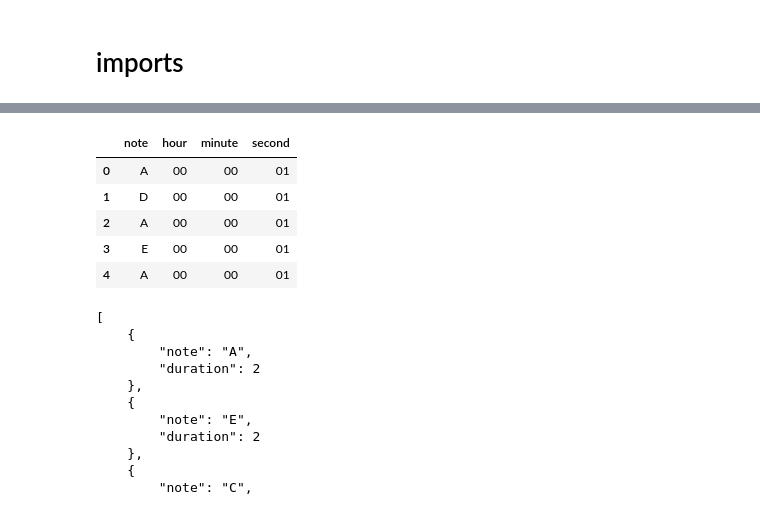
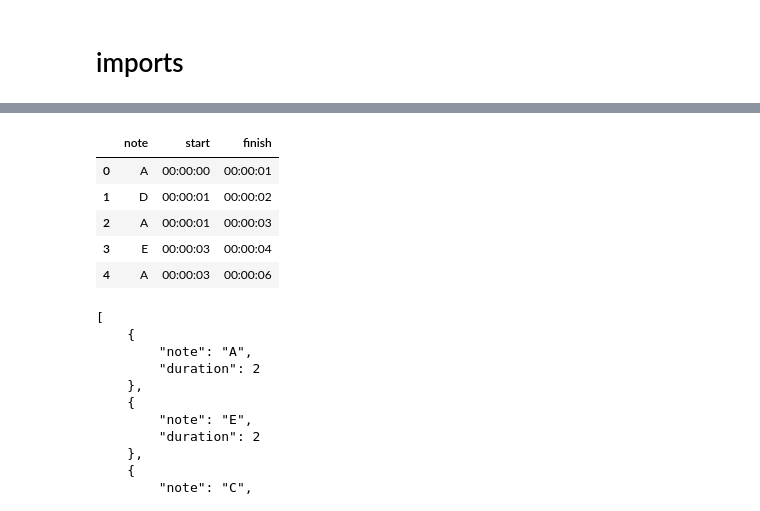
Before and after one commit to pedrogyrao/math_music, a Jupyter notebook: frequency vs time domains.ipynb, the cells around one changed output, grey strips where cells are left out. Cells and saved outputs as stored; diff of their text form; code cells hidden in the pictures.

```diff
--- a/frequency vs time domains.ipynb
+++ b/frequency vs time domains.ipynb
@@ -24,20 +23,20 @@ plt.rcParams['animation.ffmpeg_path'] = ffmpg_path
 # %%
 data = [
-    ('A', '00', '00', '01'),
-    ('D', '00', '00', '01'),
-    ('A', '00', '00', '01'),
-    ('E', '00', '00', '01'),
-    ('A', '00', '00', '01'),
+    ('A', '00:00:00', '00:00:01'),
+    ('D', '00:00:01', '00:00:02'),
+    ('A', '00:00:01', '00:00:03'),
+    ('E', '00:00:03', '00:00:04'),
+    ('A', '00:00:03', '00:00:06'),
 ]
-df = pd.DataFrame(data, columns=['note', 'hour', 'minute', 'second'])
+df = pd.DataFrame(data, columns=['note', 'start', 'finish'])
 df
 # %% [output]
-|  | note | hour | minute | second |
-| 0 | A | 00 | 00 | 01 |
-| 1 | D | 00 | 00 | 01 |
-| 2 | A | 00 | 00 | 01 |
-| 3 | E | 00 | 00 | 01 |
-| 4 | A | 00 | 00 | 01 |
+|  | note | start | finish |
+| 0 | A | 00:00:00 | 00:00:01 |
+| 1 | D | 00:00:01 | 00:00:02 |
+| 2 | A | 00:00:01 | 00:00:03 |
+| 3 | E | 00:00:03 | 00:00:04 |
+| 4 | A | 00:00:03 | 00:00:06 |
 # %%
 json_string = json.dumps(
     [
```
Also changed, not shown: parts of 5 cells of this notebook.
